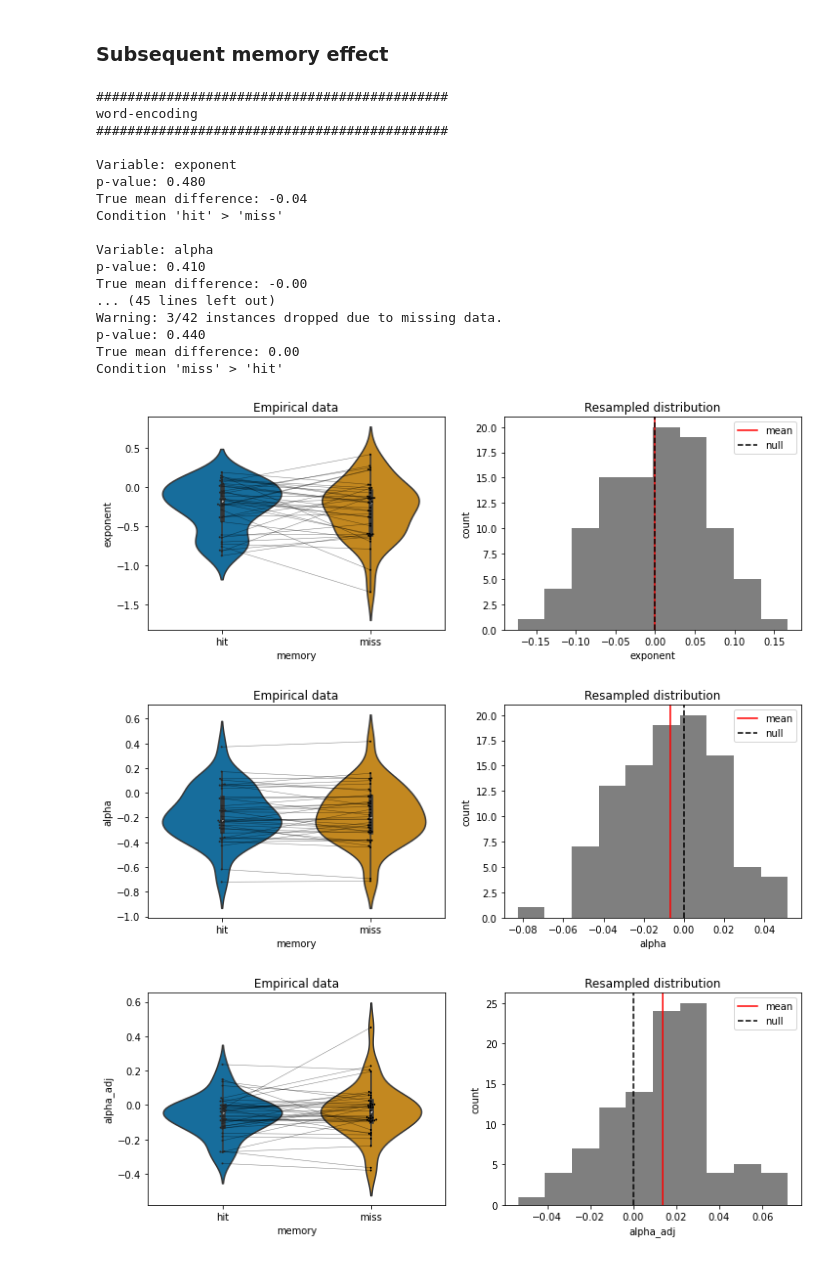
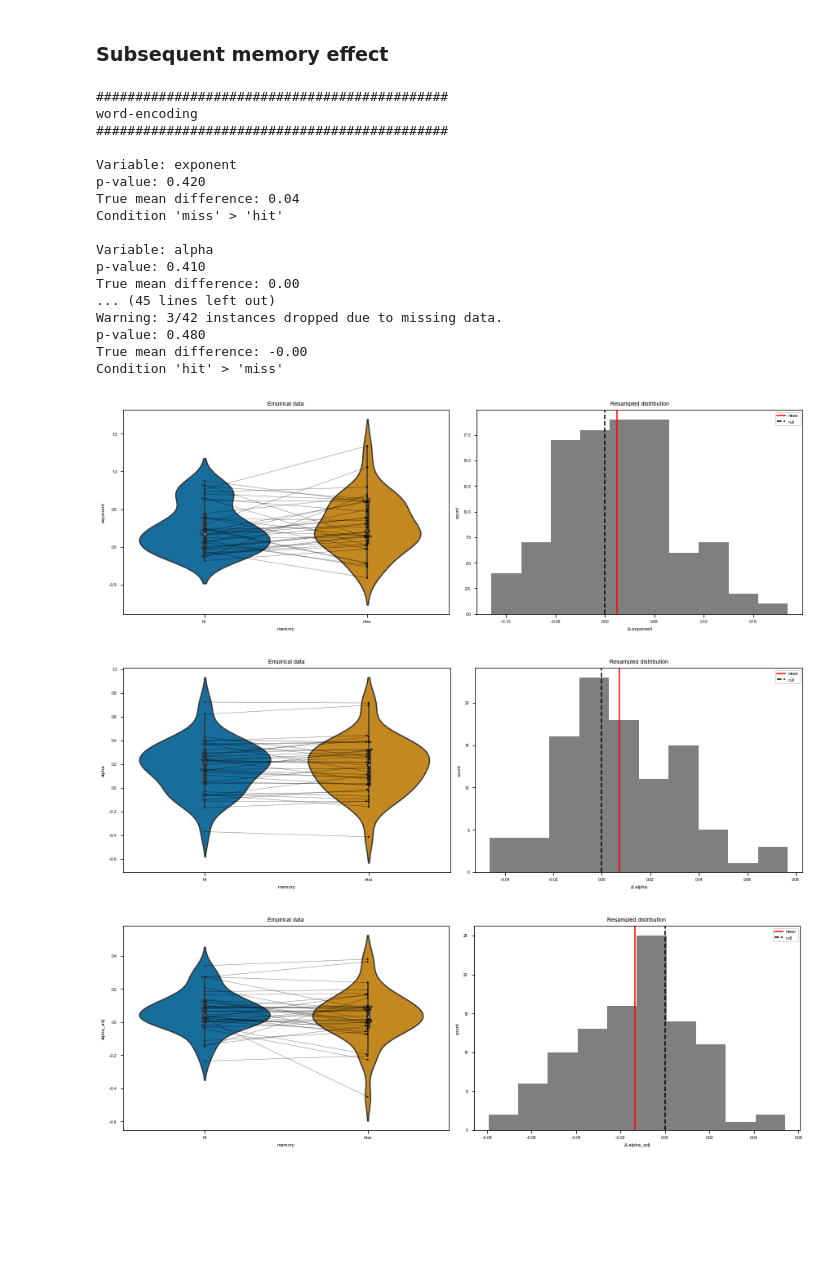
Before and after one commit to voytekresearch/oscillation_vs_exponent, a Jupyter notebook: notebooks/hierarchical_bootstrap.ipynb, the cells around one changed output. Cells and saved outputs as stored; diff of their text form; code cells hidden in the pictures; blank space fills up the shorter version.

```diff
--- a/notebooks/hierarchical_bootstrap.ipynb
+++ b/notebooks/hierarchical_bootstrap.ipynb
@@ -38,6 +38,10 @@ plt.style.use('../mplstyle/default.mplstyle')
 results = pd.read_csv(f"{PROJECT_PATH}/data/results/spectral_parameters.csv", index_col=0)
 results.drop(columns='index', inplace=True)
 
+# replace values in 'epoch' columns from pre/post to baseline/encoding
+results['epoch'] = results['epoch'].replace({'pre': 'baseline',
+                                             'post': 'encoding'})
+
 # show
 print(results.shape)
 print(len(results)/8)
@@ -288,41 +292,41 @@ features = ['exponent', 'alpha', 'alpha_adj', 'gamma', 'gamma_adj']
 for df, material in zip([df_w, df_f],['word-encoding','face-encoding']):
     # display progress
     print("#############################################")
     print(material)
     print("#############################################")
 
     for feature in features:
         # display progress
         print(f"\nVariable: {feature}")
 
         # compute difference between pre and post
         df_p = df.pivot_table(index=['patient','chan_idx','memory'],
                                 columns='epoch', values=feature).reset_index()
-        df_p[feature] = df_p['post'] - df_p['pre']
+        df_p[feature] = df_p['baseline'] - df_p['encoding']
 
         # drop nan values
         df_p = df_p.dropna()
 
         # apply hierarchical bootstrap
         run_hb(df_p, feature, 'memory', 'patient', 'chan_idx', 100)
 # %% [output]
 #############################################
 word-encoding
 #############################################
 
 Variable: exponent
-p-value: 0.480
-True mean difference: -0.04
-Condition 'hit' > 'miss'
+p-value: 0.420
+True mean difference: 0.04
+Condition 'miss' > 'hit'
 
 Variable: alpha
 p-value: 0.410
-True mean difference: -0.00
+True mean difference: 0.00
 ... (45 lines left out)
 Warning: 3/42 instances dropped due to missing data.
-p-value: 0.440
-True mean difference: 0.00
-Condition 'miss' > 'hit'
+p-value: 0.480
+True mean difference: -0.00
+Condition 'hit' > 'miss'
-[figure, old version]
+[figure, new version]
-[figure, old version]
+[figure, new version]
-[figure, old version]
+[figure, new version]
```
Also changed, not shown: parts of 5 cells of this notebook.
